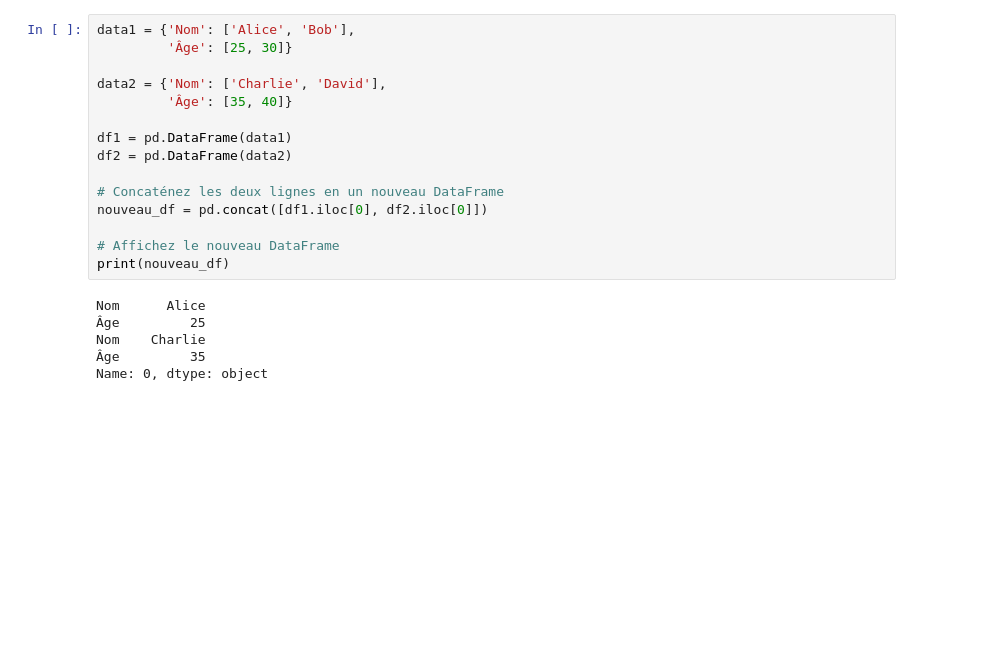
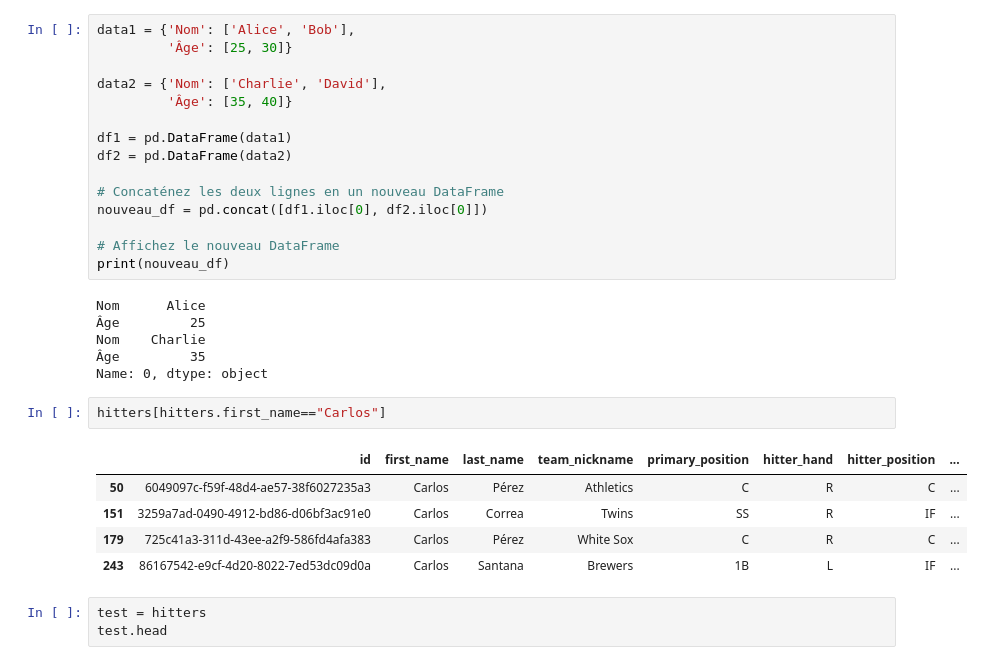
Before and after one commit to Scavo1225/mlb-at-bat-predictor, a Jupyter notebook: notebooks/prediction.ipynb, the cells around one changed output. Saved outputs shown, nothing was run; the diff lists cells and outputs as text; blank space fills up the shorter version.

```diff
--- a/notebooks/prediction.ipynb
+++ b/notebooks/prediction.ipynb
@@ -124,3 +124,14 @@ Nom      Alice
 Nom    Charlie
 Âge         35
 Name: 0, dtype: object
+# %%
+hitters[hitters.first_name=="Carlos"]
+# %% [output]
+|  | id | first_name | last_name | team_nickname | primary_position | hitter_hand | hitter_position | ... |
+| 50 | 6049097c-f59f-48d4-ae57-38f6027235a3 | Carlos | Pérez | Athletics | C | R | C | ... |
+| 151 | 3259a7ad-0490-4912-bd86-d06bf3ac91e0 | Carlos | Correa | Twins | SS | R | IF | ... |
+| 179 | 725c41a3-311d-43ee-a2f9-586fd4afa383 | Carlos | Pérez | White Sox | C | R | C | ... |
+| 243 | 86167542-e9cf-4d20-8022-7ed53dc09d0a | Carlos | Santana | Brewers | 1B | L | IF | ... |
+# %%
+test = hitters
+test.head
```
Also changed, not shown: parts of 3 cells of this notebook, 4 other files.
